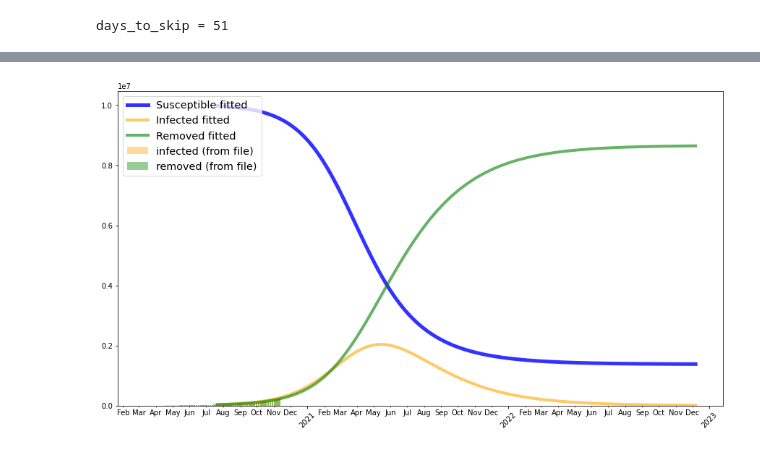
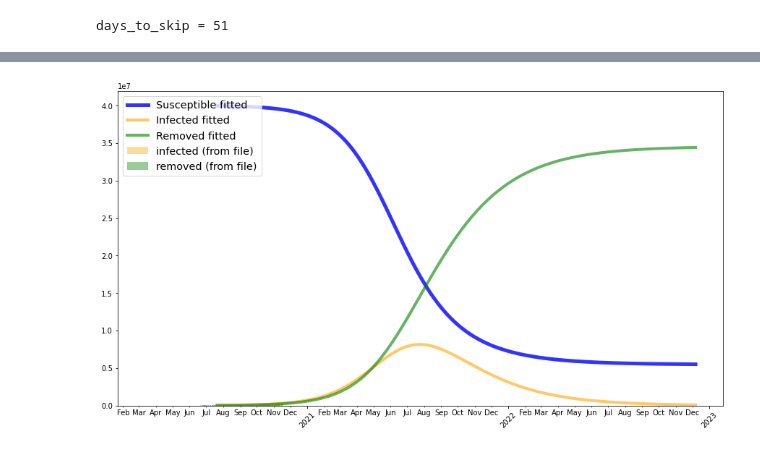
Before and after one commit to FelisLynx/corona_predictor, a Jupyter notebook: corona_predictor_SIR.ipynb, the cells around one changed output, grey strips where cells are left out. Drawn from its saved outputs; the diff is of its cells as text; code cells hidden in the pictures.

```diff
--- a/corona_predictor_SIR.ipynb
+++ b/corona_predictor_SIR.ipynb
@@ -360,6 +365,4 @@ plt.show()
 # %%
-import matplotlib.dates as mdates
-
 #fullscale SIR model for ~3 years
 days = np.arange(1000)
 days_slice = days[start_day:]
@@ -368,33 +371,33 @@ days_slice = days[start_day:]
 extra_dates = [dates[0] + datetime.timedelta(days=int(i)) for i in days[fitting_start_day:]]
 
 #Nation = 40000000 #original
-Nation = 10000000 #debug
+Nation = 40000000 #debug
 
 S,I,R,Sr,Ir,Rr = calculate_SIR_arrays(fitting_start_day, 1000)
 
 plt.rcParams["figure.figsize"] = [15,8]
 fig, ax = plt.subplots()
 
 ax.bar(dates[:len(infected[:len(days)])], infected[:len(days)], color="orange", alpha=0.4, label="infected (from file)")
 ax.bar(dates[:len(removed[:len(days)])], removed[:len(days)], color="green", alpha=0.4, label="removed (from file)")
 
 ax.plot(extra_dates, S[:-1], color="blue", lw=5., alpha=0.8, label="Susceptible fitted")
 ax.plot(extra_dates, I[:-1], color="orange", lw=4., alpha=0.6, label="Infected fitted")
 ax.plot(extra_dates, R[:-1], color="green", lw=4., alpha=0.6, label="Removed fitted")
 
 ax.legend(fontsize="x-large", loc=2)
 
 years = mdates.YearLocator()   # every year
 months = mdates.MonthLocator()  # every month
 years_fmt = mdates.DateFormatter('%Y')
 month_fmt = mdates.DateFormatter('%b')
 
 ax.xaxis.set_major_locator(years)
 ax.xaxis.set_major_formatter(years_fmt)
 ax.xaxis.set_minor_locator(months)
 ax.xaxis.set_minor_formatter(month_fmt)
 plt.xticks(rotation=45)
 
 plt.show()
 # %% [output]
-[figure, old version]
+[figure, new version]
```
Also changed, not shown: parts of 13 cells of this notebook.
